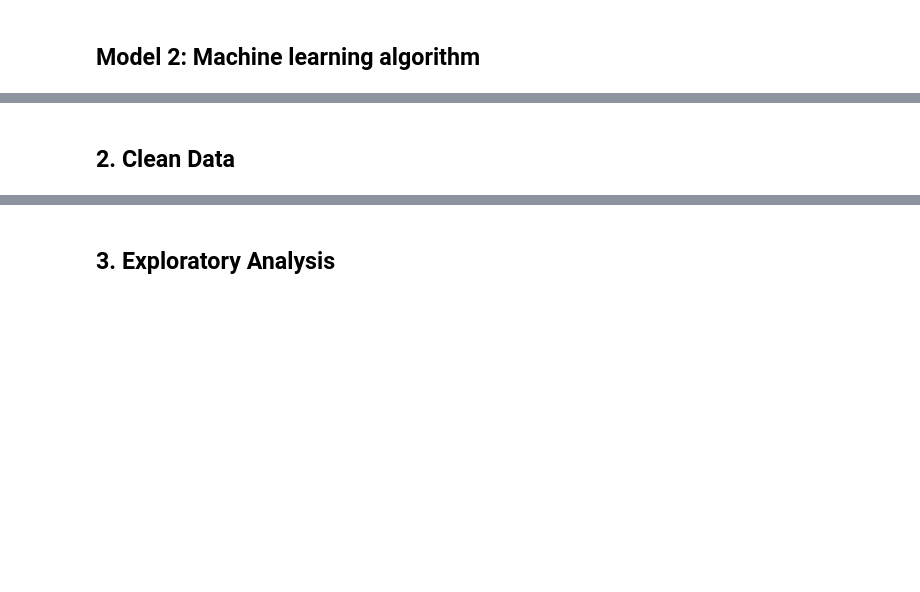
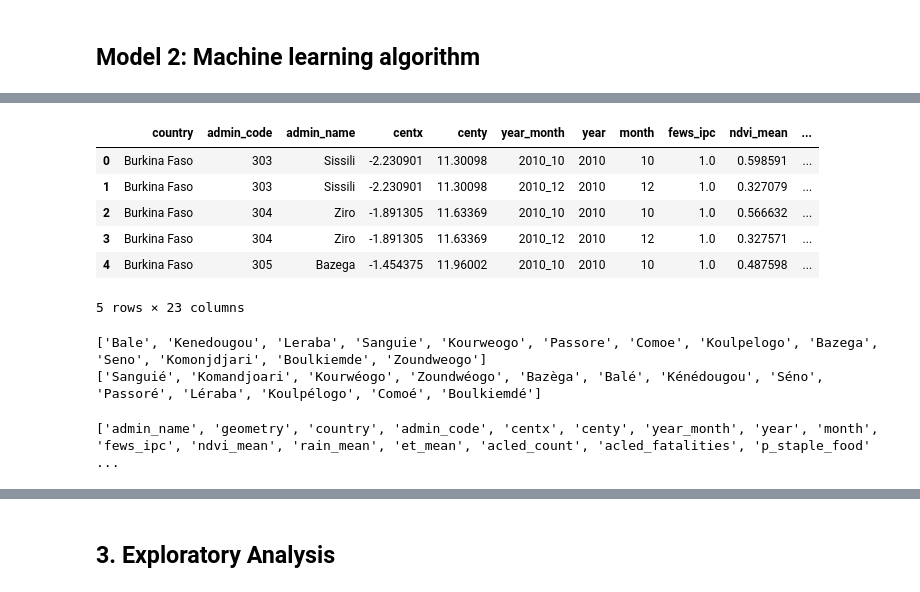
Before and after one commit to Claudia-Offner/MapAction_Dissertation, a Jupyter notebook: Model 2.ipynb, the cells around one changed output, grey strips where cells are left out. Saved outputs shown, nothing was run; the diff lists cells and outputs as text; code cells hidden in the pictures; blank space fills up the shorter version.

```diff
--- a/Model 2.ipynb
+++ b/Model 2.ipynb
@@ -9,9 +26,13 @@ os.getcwd()
 # %%
-#### READ DATA ####
-# Country shapefile (admin 2 level)
 # FEWS CSV file
+FS = pd.read_csv('Data\FS_before_after_data.csv')
+FS.head()
 # SARS CSV file
-
-## !! Combine data !!
+# %% [output]
+|  | country | admin_code | admin_name | centx | centy | year_month | year | month | fews_ipc | ndvi_mean | ... |
+| 0 | Burkina Faso | 303 | Sissili | -2.230901 | 11.30098 | 2010_10 | 2010 | 10 | 1.0 | 0.598591 | ... |
+| 1 | Burkina Faso | 303 | Sissili | -2.230901 | 11.30098 | 2010_12 | 2010 | 12 | 1.0 | 0.327079 | ... |
+| 2 | Burkina Faso | 304 | Ziro | -1.891305 | 11.63369 | 2010_10 | 2010 | 10 | 1.0 | 0.566632 | ... |
+| 3 | Burkina Faso | 304 | Ziro | -1.891305 | 11.63369 | 2010_12 | 2010 | 12 | 1.0 | 0.327571 | ... |
+| 4 | Burkina Faso | 305 | Bazega | -1.454375 | 11.96002 | 2010_10 | 2010 | 10 | 1.0 | 0.487598 | ... |
+5 rows × 23 columns
-# %% [markdown]
-## 2. Clean Data
@@ -28,3 +39,24 @@ os.getcwd()
+# %%
+# Check strings and fix differences
+l = set(FS['admin_name'].tolist())
+x = set(shape['admin_name'].tolist())
+print(list(l - x))
+print(list(x - l))
+shape['admin_name'] = shape['admin_name'].str.replace('é','e')
+shape['admin_name'] = shape['admin_name'].str.replace('è','e')
+shape['admin_name'] = shape['admin_name'].str.replace('Komandjoari','Komonjdjari')
+# %% [output]
+['Bale', 'Kenedougou', 'Leraba', 'Sanguie', 'Kourweogo', 'Passore', 'Comoe', 'Koulpelogo', 'Bazega', 'Seno', 'Komonjdjari', 'Boulkiemde', 'Zoundweogo']
+['Sanguié', 'Komandjoari', 'Kourwéogo', 'Zoundwéogo', 'Bazèga', 'Balé', 'Kénédougou', 'Séno', 'Passoré', 'Léraba', 'Koulpélogo', 'Comoé', 'Boulkiemdé']
+# %%
+# Merge data on admin_name
+df = pd.merge(shape, FS, on="admin_name")
+print(list(df.columns))
+# Reorder columns
+df = df[['country', 'admin_code', 'admin_name', 'centx', 'centy', 'Flood Date', 'State', 'datetime', 'year_month', 'year', 'month', 'fews_ipc', 'ndvi_mean', 'rain_mean', 'et_mean', 'acled_count', 'acled_fatalities', 'p_staple_food', 'area', 'cropland_pct', 'pop', 'ruggedness_mean', 'pasture_pct', 'geometry']]
+df = df.sort_values('admin_name')
+# %% [output]
+['admin_name', 'geometry', 'country', 'admin_code', 'centx', 'centy', 'year_month', 'year', 'month', 'fews_ipc', 'ndvi_mean', 'rain_mean', 'et_mean', 'acled_count', 'acled_fatalities', 'p_staple_food' ...
 # %%
 #### ** Matrix Transformations ** ####
 # If needed
```
Also changed, not shown: parts of 6 cells of this notebook.
